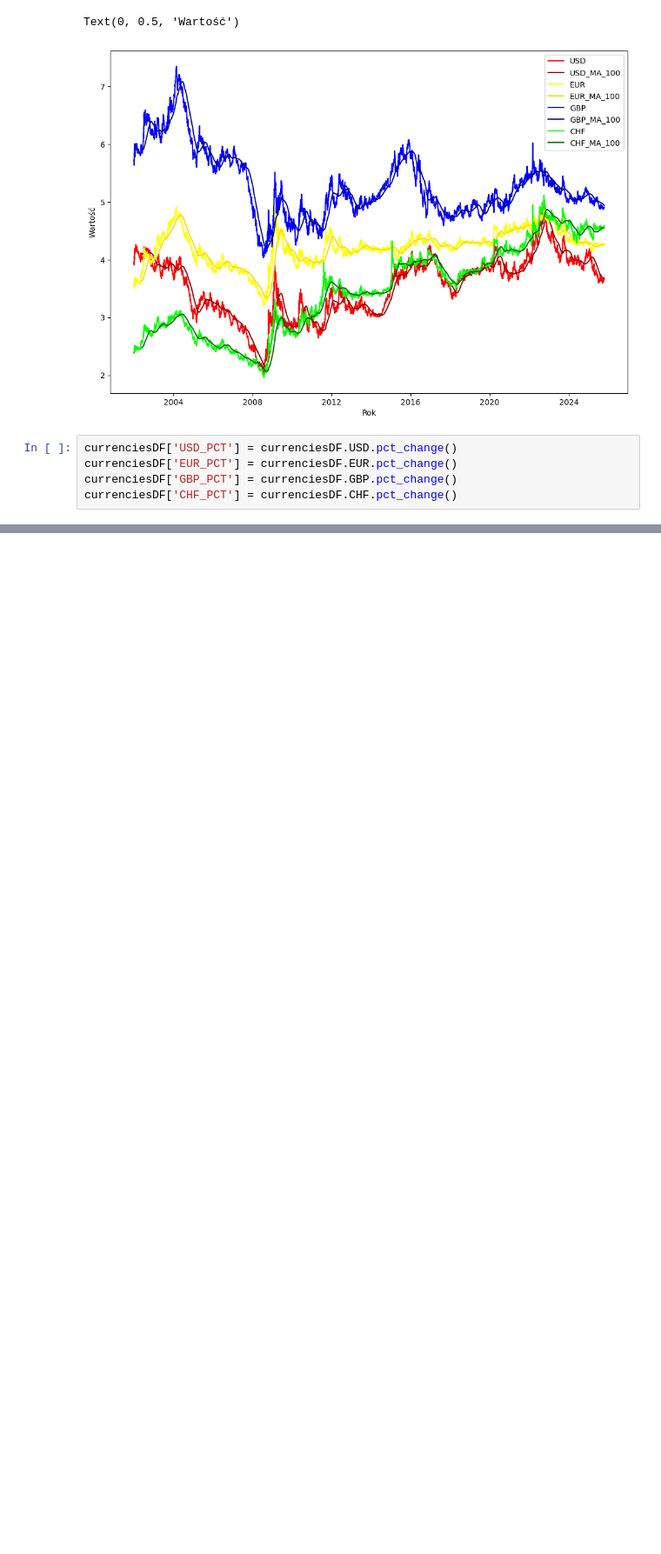
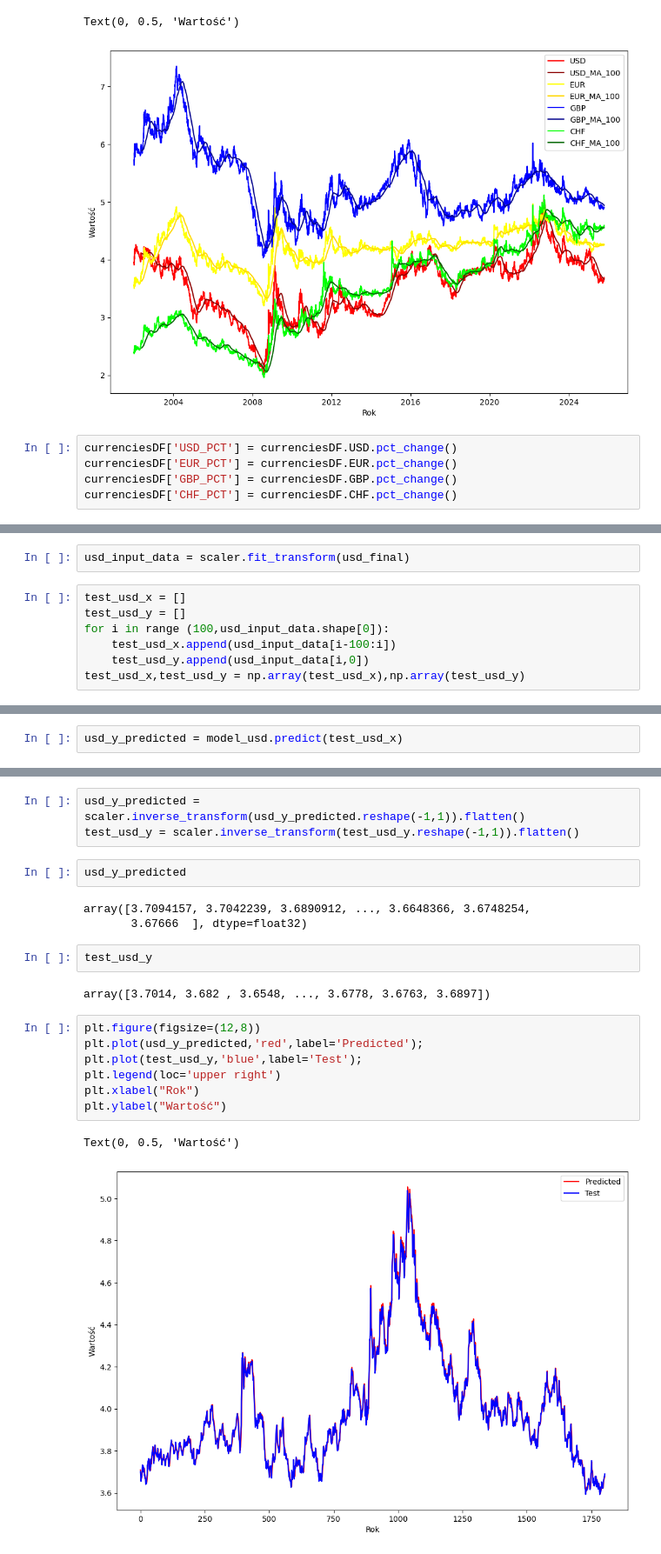
Before and after one commit to karol-jedrzejak/currency-monitor-app, a Jupyter notebook: resources/PredictCurrency.ipynb, the cells around one changed output, grey strips where cells are left out. Shown at 87% size. Drawn from its saved outputs; the diff is of its cells as text; blank space fills up the shorter version.

```diff
--- a/resources/PredictCurrency.ipynb
+++ b/resources/PredictCurrency.ipynb
@@ -237,0 +633,9 @@ plt.ylabel("Wartość")
+# %%
+usd_input_data = scaler.fit_transform(usd_final)
+# %%
+test_usd_x = []
+test_usd_y = []
+for i in range (100,usd_input_data.shape[0]):
+    test_usd_x.append(usd_input_data[i-100:i])
+    test_usd_y.append(usd_input_data[i,0])
+test_usd_x,test_usd_y = np.array(test_usd_x),np.array(test_usd_y)
@@ -237,0 +662,2 @@ plt.ylabel("Wartość")
+# %%
+usd_y_predicted = model_usd.predict(test_usd_x)
@@ -237,0 +676,22 @@ plt.ylabel("Wartość")
+# %%
+usd_y_predicted = scaler.inverse_transform(usd_y_predicted.reshape(-1,1)).flatten()
+test_usd_y = scaler.inverse_transform(test_usd_y.reshape(-1,1)).flatten()
+# %%
+usd_y_predicted
+# %% [output]
+array([3.7094157, 3.7042239, 3.6890912, ..., 3.6648366, 3.6748254,
+       3.67666  ], dtype=float32)
+# %%
+test_usd_y
+# %% [output]
+array([3.7014, 3.682 , 3.6548, ..., 3.6778, 3.6763, 3.6897])
+# %%
+plt.figure(figsize=(12,8))
+plt.plot(usd_y_predicted,'red',label='Predicted');
+plt.plot(test_usd_y,'blue',label='Test');
+plt.legend(loc='upper right')
+plt.xlabel("Rok")
+plt.ylabel("Wartość")
+# %% [output]
+Text(0, 0.5, 'Wartość')
+[figure, added]
```
Also changed, not shown: parts of 51 cells of this notebook, 16 other files.
